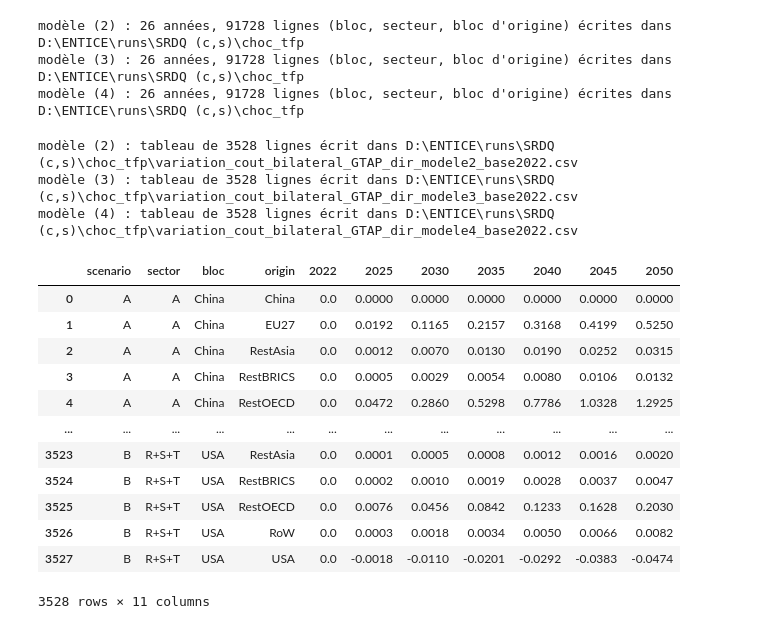
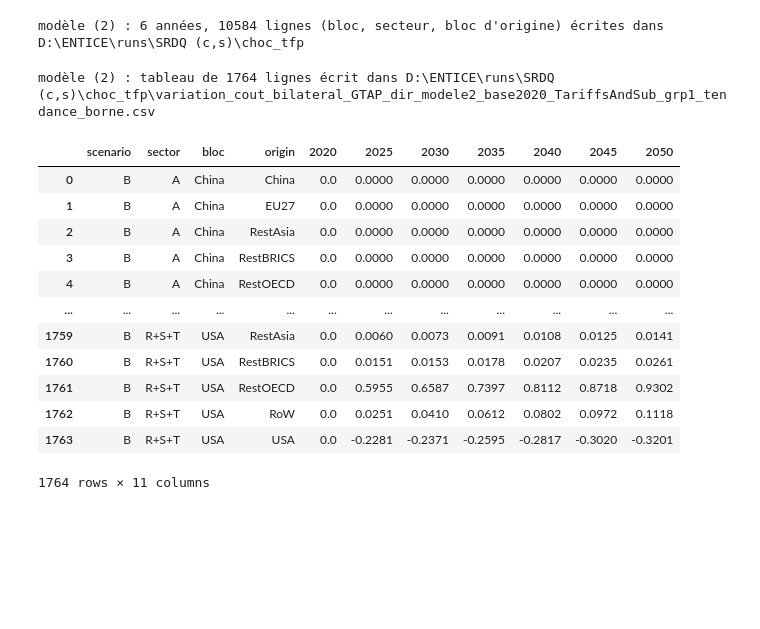
Before and after one commit to CristCarp/ENTICE_estimation, a Jupyter notebook: choc_tfp/choc_horizon.ipynb, the cells around one changed output. Saved outputs shown, nothing was run; the diff lists cells and outputs as text; code cells hidden in the pictures; blank space fills up the shorter version.

Commit message:
Updated composition | choc_horizon_v5.2

```diff
--- a/choc_tfp/choc_horizon.ipynb
+++ b/choc_tfp/choc_horizon.ipynb
@@ -249,8 +358,10 @@ def omega_of(year):
 
 
 results = {}
-for model in MODEL_BLOCKS:
-    f_beta = inputs / ("beta.csv" if model == 2 else f"beta_modele{model}.csv")
+for model in MODELS:
+    f_beta = inputs / beta_file(model)
+    if BETA_SUFFIX and not f_beta.exists():
+        raise FileNotFoundError(f"{f_beta} introuvable : le créer avec make_beta.py --suffix {BETA_SUFFIX}")
     beta_m = pd.read_csv(f_beta) if f_beta.exists() else None
     cache, frames = {}, []
     for year in YEARS_CALC:
@@ -261,44 +372,41 @@ for model in MODEL_BLOCKS:
             cache[key] = res_m[res_m["scenario"].isin(CASES)]
         frames.append(cache[key].assign(year=year))
     results[model] = pd.concat(frames, ignore_index=True)
-    results[model].to_csv(out / f"resultats{model}_blocs_bilateral_{BASE}_{CONTENT}_horizon_{NEMESIS_SCENARIO}.csv", index=False)
+    write_table(results[model], out / f"resultats{model}_blocs_bilateral_{BASE}_{CONTENT}_horizon_{NEMESIS_SCENARIO}{BETA_SUFFIX}.csv",
+                "Detailed results: one row per (case, importing bloc, sector, supplying bloc, year), log changes of the R&D content stocks (dlnS) and of the unit cost (dlnCost).")
     print(f"modèle ({model}) : {len(YEARS_CALC)} années, {len(results[model])} lignes (bloc, secteur, bloc d'origine) écrites dans {out}")
 # %% [output]
-modèle (2) : 26 années, 91728 lignes (bloc, secteur, bloc d'origine) écrites dans D:\ENTICE\runs\SRDQ (c,s)\choc_tfp
-modèle (3) : 26 années, 91728 lignes (bloc, secteur, bloc d'origine) écrites dans D:\ENTICE\runs\SRDQ (c,s)\choc_tfp
-modèle (4) : 26 années, 91728 lignes (bloc, secteur, bloc d'origine) écrites dans D:\ENTICE\runs\SRDQ (c,s)\choc_tfp
+modèle (2) : 6 années, 10584 lignes (bloc, secteur, bloc d'origine) écrites dans D:\ENTICE\runs\SRDQ (c,s)\choc_tfp
 # %%
 # Table of the displayed years: one row per (scenario, sector, bloc, origin bloc), one column per year. Change in unit cost of the sector of the bloc
 # due to what it buys from the origin bloc, relative to the baseline (the base year does not move: 0)
 tables = {}
-for model in MODEL_BLOCKS:
+for model in MODELS:
     if "dlnCost" not in results[model].columns:
         continue
     wide = results[model].pivot_table(index=["scenario", "sector", "bloc", "origin"], columns="year", values="dlnCost").reindex(columns=DISPLAY_YEARS)
     wide.insert(0, YEAR, 0.0)
     wide = (np.exp(wide) - 1) * 100
     wide.columns.name = None
     tables[model] = wide.round(4).reset_index()
-    path = out / f"variation_cout_bilateral_{BASE}_{CONTENT}_modele{model}_base{YEAR}_{NEMESIS_SCENARIO}.csv"
-    tables[model].to_csv(path, index=False)
+    path = out / f"variation_cout_bilateral_{BASE}_{CONTENT}_modele{model}_base{YEAR}_{NEMESIS_SCENARIO}{BETA_SUFFIX}.csv"
+    write_table(tables[model], path, "Change in unit cost (%) by (case, sector, importing bloc, supplying bloc), one column per displayed year (the base year is 0).")
     print(f"modèle ({model}) : tableau de {len(tables[model])} lignes écrit dans {path}")
 
-tables[2]
+tables[MODELS[0]]
 # %% [output]
-modèle (2) : tableau de 3528 lignes écrit dans D:\ENTICE\runs\SRDQ (c,s)\choc_tfp\variation_cout_bilateral_GTAP_dir_modele2_base2022.csv
-modèle (3) : tableau de 3528 lignes écrit dans D:\ENTICE\runs\SRDQ (c,s)\choc_tfp\variation_cout_bilateral_GTAP_dir_modele3_base2022.csv
-modèle (4) : tableau de 3528 lignes écrit dans D:\ENTICE\runs\SRDQ (c,s)\choc_tfp\variation_cout_bilateral_GTAP_dir_modele4_base2022.csv
+modèle (2) : tableau de 1764 lignes écrit dans D:\ENTICE\runs\SRDQ (c,s)\choc_tfp\variation_cout_bilateral_GTAP_dir_modele2_base2020_TariffsAndSub_grp1_tendance_borne.csv
-|  | scenario | sector | bloc | origin | 2022 | 2025 | 2030 | 2035 | 2040 | 2045 | 2050 |
-| 0 | A | A | China | China | 0.0 | 0.0000 | 0.0000 | 0.0000 | 0.0000 | 0.0000 | 0.0000 |
-| 1 | A | A | China | EU27 | 0.0 | 0.0192 | 0.1165 | 0.2157 | 0.3168 | 0.4199 | 0.5250 |
-| 2 | A | A | China | RestAsia | 0.0 | 0.0012 | 0.0070 | 0.0130 | 0.0190 | 0.0252 | 0.0315 |
-| 3 | A | A | China | RestBRICS | 0.0 | 0.0005 | 0.0029 | 0.0054 | 0.0080 | 0.0106 | 0.0132 |
-| 4 | A | A | China | RestOECD | 0.0 | 0.0472 | 0.2860 | 0.5298 | 0.7786 | 1.0328 | 1.2925 |
+|  | scenario | sector | bloc | origin | 2020 | 2025 | 2030 | 2035 | 2040 | 2045 | 2050 |
+| 0 | B | A | China | China | 0.0 | 0.0000 | 0.0000 | 0.0000 | 0.0000 | 0.0000 | 0.0000 |
+| 1 | B | A | China | EU27 | 0.0 | 0.0000 | 0.0000 | 0.0000 | 0.0000 | 0.0000 | 0.0000 |
+| 2 | B | A | China | RestAsia | 0.0 | 0.0000 | 0.0000 | 0.0000 | 0.0000 | 0.0000 | 0.0000 |
+| 3 | B | A | China | RestBRICS | 0.0 | 0.0000 | 0.0000 | 0.0000 | 0.0000 | 0.0000 | 0.0000 |
+| 4 | B | A | China | RestOECD | 0.0 | 0.0000 | 0.0000 | 0.0000 | 0.0000 | 0.0000 | 0.0000 |
 | ... | ... | ... | ... | ... | ... | ... | ... | ... | ... | ... | ... |
-| 3523 | B | R+S+T | USA | RestAsia | 0.0 | 0.0001 | 0.0005 | 0.0008 | 0.0012 | 0.0016 | 0.0020 |
-| 3524 | B | R+S+T | USA | RestBRICS | 0.0 | 0.0002 | 0.0010 | 0.0019 | 0.0028 | 0.0037 | 0.0047 |
-| 3525 | B | R+S+T | USA | RestOECD | 0.0 | 0.0076 | 0.0456 | 0.0842 | 0.1233 | 0.1628 | 0.2030 |
-| 3526 | B | R+S+T | USA | RoW | 0.0 | 0.0003 | 0.0018 | 0.0034 | 0.0050 | 0.0066 | 0.0082 |
-| 3527 | B | R+S+T | USA | USA | 0.0 | -0.0018 | -0.0110 | -0.0201 | -0.0292 | -0.0383 | -0.0474 |
+| 1759 | B | R+S+T | USA | RestAsia | 0.0 | 0.0060 | 0.0073 | 0.0091 | 0.0108 | 0.0125 | 0.0141 |
+| 1760 | B | R+S+T | USA | RestBRICS | 0.0 | 0.0151 | 0.0153 | 0.0178 | 0.0207 | 0.0235 | 0.0261 |
+| 1761 | B | R+S+T | USA | RestOECD | 0.0 | 0.5955 | 0.6587 | 0.7397 | 0.8112 | 0.8718 | 0.9302 |
+| 1762 | B | R+S+T | USA | RoW | 0.0 | 0.0251 | 0.0410 | 0.0612 | 0.0802 | 0.0972 | 0.1118 |
+| 1763 | B | R+S+T | USA | USA | 0.0 | -0.2281 | -0.2371 | -0.2595 | -0.2817 | -0.3020 | -0.3201 |
-3528 rows × 11 columns
+1764 rows × 11 columns
 # %%
```
Also changed, not shown: parts of 5 cells of this notebook, 10 other files.
